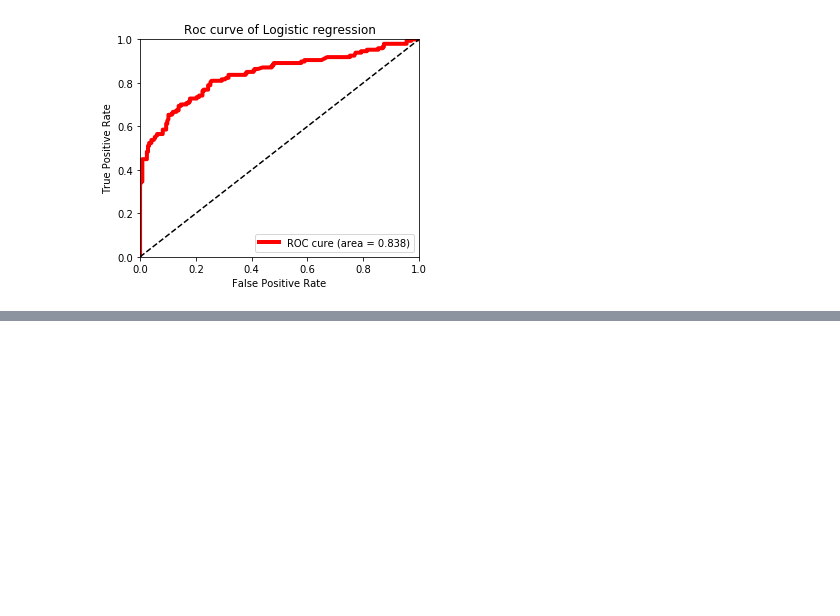
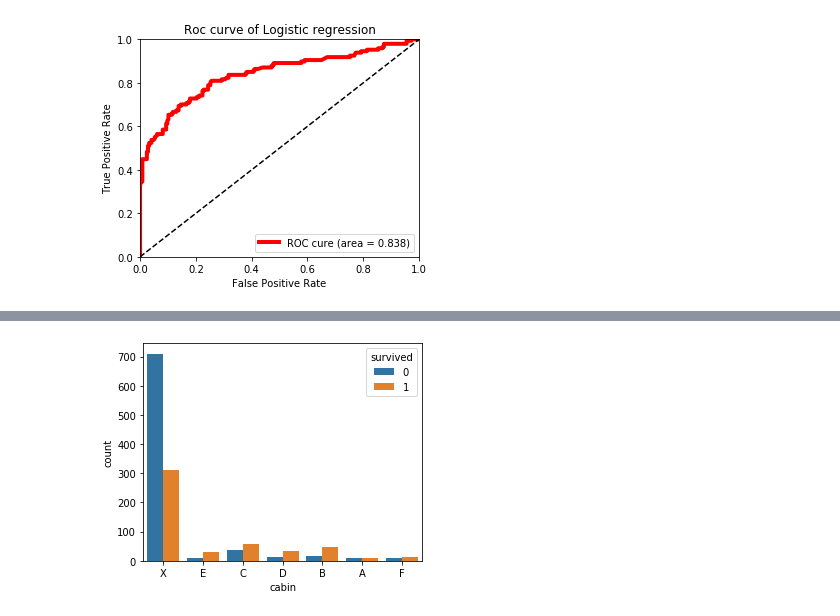
Before and after one commit to ssue-lee/practice, a Jupyter notebook: titanic_survived.ipynb, the cells around one changed output, grey strips where cells are left out. Saved outputs shown, nothing was run; the diff lists cells and outputs as text; code cells hidden in the pictures; blank space fills up the shorter version.

```diff
--- a/titanic_survived.ipynb
+++ b/titanic_survived.ipynb
@@ -248,0 +289,24 @@ AUC : 0.838
+# %%
+# 모델 개선 : 피처 엔지니어링
+
+## 분류 모델을 위해 전처리하기
+
+### 데이터 다시 불러오기
+df_train = pd.read_csv('../python-data-analysis-master/data/titanic_train.csv')
+df_test = pd.read_csv('../python-data-analysis-master/data/titanic_test.csv')
+df_train = df_train.drop(['ticket', 'body', 'home.dest'], axis=1)
+df_test = df_test.drop(['ticket', 'body', 'home.dest'], axis=1)
+
+### 'age' 결측값 평균으로 대체
+replace_mean = df_train[df_train['age'] > 0]['age'].mean
+df_train['age'] = df_train['age'].fillna(replace_mean)
+df_test['age'] = df_test['age'].fillna(replace_mean)
+
+### 'embark' 결측값 최빈값으로 대체
+embarked_mode = df_train['embarked'].value_counts().index[0]
+df_train['embarked'] = df_train['embarked'].fillna(embarked_mode)
+df_test['embarekd'] = df_test['embarked'].fillna(embarked_mode)
+
+### 원-핫 인코딩을 위한 통합 데이터프레임 생성
+whole_df = df_train.append(df_test)
+train_idx_num = len(df_train)
@@ -248,0 +321,8 @@ AUC : 0.838
+# %%
+## 'cabin' 피처 활용하기
+
+### 결측 데이터 'X'로 대체
+whole_df['cabin'] = whole_df['cabin'].fillna('X')
+
+### 'cabin' 피처 첫 번째 알파벳 추출
+whole_df['cabin'] = whole_df['cabin'].apply(lambda x : x[0])
@@ -248,0 +342,9 @@ AUC : 0.838
+# %%
+### 추출한 알파벳 중 'G', 'T'는 수가 너무 적어 'X'로 대체
+
+whole_df['cabin'] = whole_df['cabin'].replace({'G':'X', 'T':'X'})
+
+ax = sns.countplot(x='cabin', hue = 'survived', data = whole_df)
+plt.show()
+# %% [output]
+[figure, added]
```
Also changed, not shown: parts of 3 cells of this notebook.
